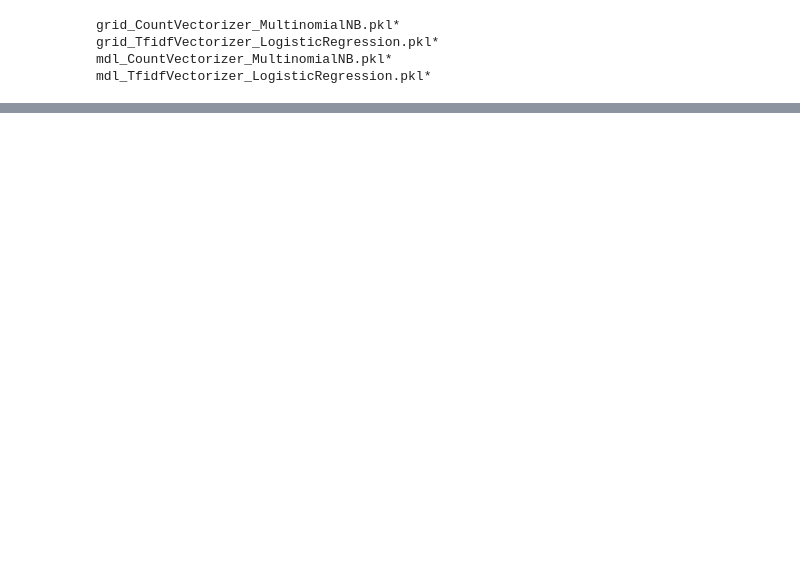
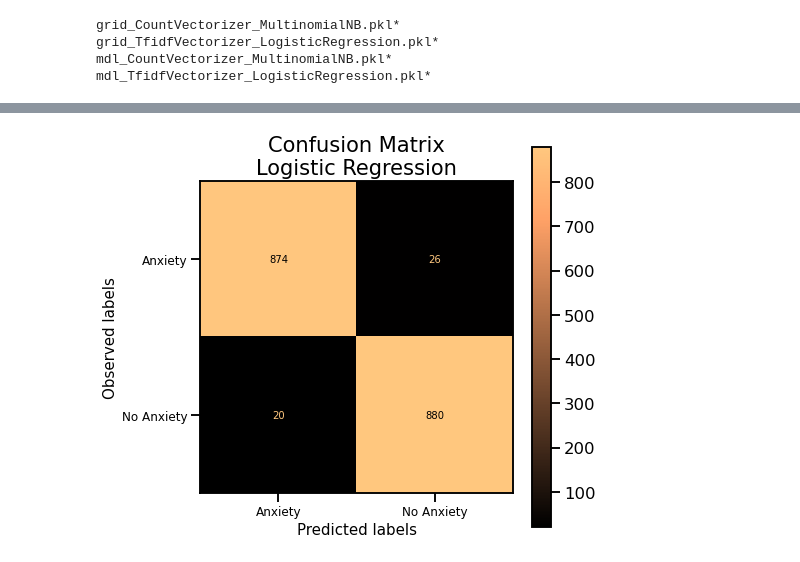
Before and after one commit to Ihza430/Anxiety-NLP-Analyzer, a Jupyter notebook: code/Azin_03_study_models.ipynb, the cells around one changed output, grey strips where cells are left out. Drawn from its saved outputs; the diff is of its cells as text; code cells hidden in the pictures; blank space fills up the shorter version.

```diff
--- a/code/Azin_03_study_models.ipynb
+++ b/code/Azin_03_study_models.ipynb
@@ -140,0 +146,13 @@ plt.suptitle('Sentiment Scores', fontsize=20);
+# %%
+df.fillna('', inplace=True)
+
+#data = df.sample(n=1000, random_state=1)
+data = df.copy()
+
+X = data['Text']
+y = data['Label']
+# %%
+from sklearn.model_selection import train_test_split
+X_train, X_test, y_train, y_test = train_test_split(X, y, test_size=.3,
+                                                            stratify=y,
+                                                            random_state=42)
@@ -140,0 +252,30 @@ plt.suptitle('Sentiment Scores', fontsize=20);
+# %%
+#Function for plotting confusion matrix
+from sklearn.metrics import confusion_matrix, plot_confusion_matrix
+def plot_matrix(model, X_test, name=''):
+    if 'Sent' in name:
+        X_test = pd.DataFrame(X_test)
+
+    preds = model.predict(X_test)
+    tn, fp, fn, tp = confusion_matrix(y_test, preds).ravel()
+
+    fig, ax = plt.subplots(figsize=(7, 7))
+
+    # View confusion matrix
+    plot_confusion_matrix(model, X_test, y_test, cmap = 'copper', values_format='d', ax = ax, display_labels=['Anxiety', 'No Anxiety'])
+
+    # Labels, title and ticks
+    label_font = {'size':'15'}  # Adjust to fit
+    ax.set_xlabel('Predicted labels', fontdict=label_font);
+    ax.set_ylabel('Observed labels', fontdict=label_font);
+
+    title_font = {'size':'21'}  # Adjust to fit
+    ax.set_title(f'Confusion Matrix\n{name}', fontdict=title_font);
+
+    ax.tick_params(axis='both', which='major', labelsize=12)
+    n = name.replace(' ', '_')
+    plt.savefig(f'{images_path}/Azin_confusion_matrix_{n}.png', bbox_inches='tight', dpi=300)
+# %%
+plot_matrix(lr_mdl, X_test, name='Logistic Regression')
+# %% [output]
+[figure, added]
```
Also changed, not shown: parts of 14 cells of this notebook, 14 other files.
